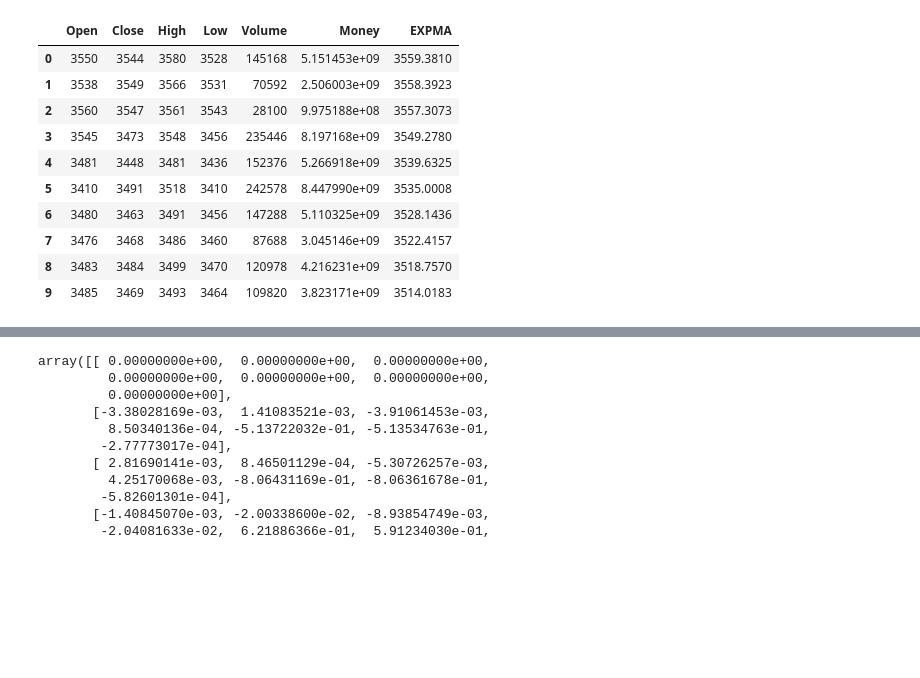
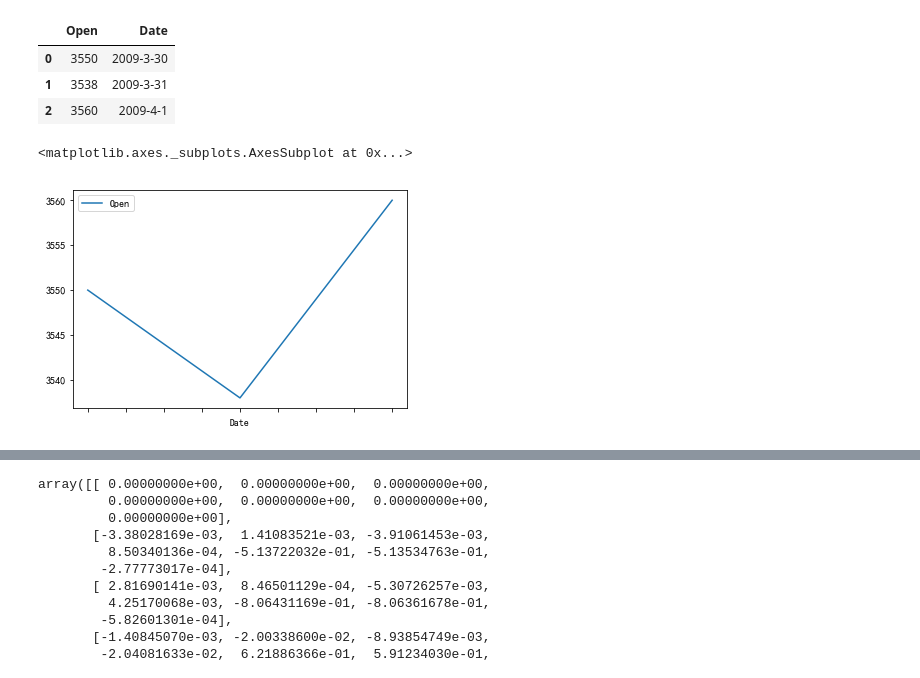
Before and after one commit to try1995/leetcode, a Jupyter notebook: LSTM-Neural-Network-for-Time-Series-Prediction/Untitled.ipynb, the cells around one changed output, grey strips where cells are left out. Drawn from its saved outputs; the diff is of its cells as text; code cells hidden in the pictures; blank space fills up the shorter version.

```diff
--- a/LSTM-Neural-Network-for-Time-Series-Prediction/Untitled.ipynb
+++ b/LSTM-Neural-Network-for-Time-Series-Prediction/Untitled.ipynb
@@ -3,16 +4,14 @@ import pandas as pd
 # %%
 df = pd.read_csv("./data/RB9999.csv")
-data=df.get(["Open","Close","High","Low","Volume","Money","EXPMA"])[:10]
+data=df.get(["Open", "Date"])[:3]
 data
 # %% [output]
-|  | Open | Close | High | Low | Volume | Money | EXPMA |
-| 0 | 3550 | 3544 | 3580 | 3528 | 145168 | 5.151453e+09 | 3559.3810 |
-| 1 | 3538 | 3549 | 3566 | 3531 | 70592 | 2.506003e+09 | 3558.3923 |
-| 2 | 3560 | 3547 | 3561 | 3543 | 28100 | 9.975188e+08 | 3557.3073 |
-| 3 | 3545 | 3473 | 3548 | 3456 | 235446 | 8.197168e+09 | 3549.2780 |
-| 4 | 3481 | 3448 | 3481 | 3436 | 152376 | 5.266918e+09 | 3539.6325 |
-| 5 | 3410 | 3491 | 3518 | 3410 | 242578 | 8.447990e+09 | 3535.0008 |
-| 6 | 3480 | 3463 | 3491 | 3456 | 147288 | 5.110325e+09 | 3528.1436 |
-| 7 | 3476 | 3468 | 3486 | 3460 | 87688 | 3.045146e+09 | 3522.4157 |
-| 8 | 3483 | 3484 | 3499 | 3470 | 120978 | 4.216231e+09 | 3518.7570 |
-| 9 | 3485 | 3469 | 3493 | 3464 | 109820 | 3.823171e+09 | 3514.0183 |
+|  | Open | Date |
+| 0 | 3550 | 2009-3-30 |
+| 1 | 3538 | 2009-3-31 |
+| 2 | 3560 | 2009-4-1 |
+# %%
+data.plot(x="Date", y="Open")
+# %% [output]
+<matplotlib.axes._subplots.AxesSubplot at 0x...>
+[figure, added]
```
Also changed, not shown: parts of 8 cells of this notebook, 45 other files.
